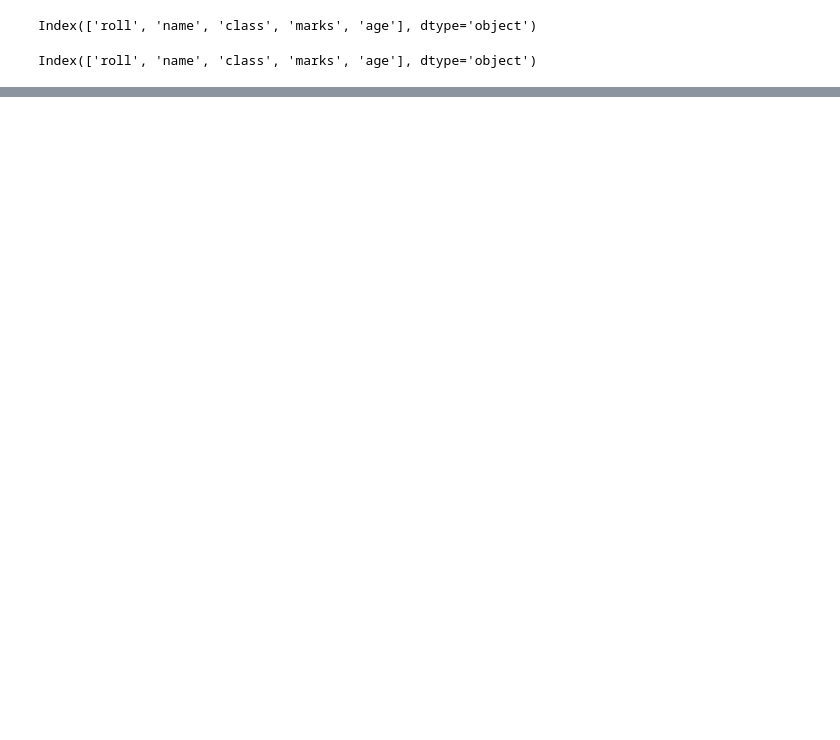
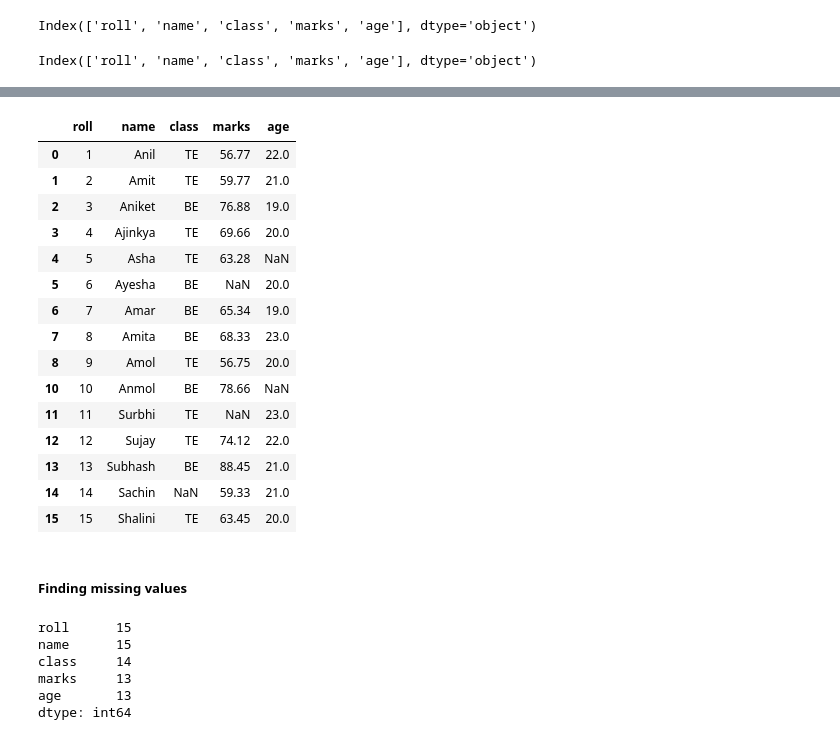
Before and after one commit to anilindora27/ai-cdac-july2024, a Jupyter notebook: 24 Data Cleaning.ipynb, the cells around one changed output, grey strips where cells are left out. Saved outputs shown, nothing was run; the diff lists cells and outputs as text; code cells hidden in the pictures; blank space fills up the shorter version.

```diff
--- a/24 Data Cleaning.ipynb
+++ b/24 Data Cleaning.ipynb
@@ -58,0 +65,2 @@ marks_mean
+# %%
+df['class'] = df['class'].str.upper()
@@ -58,0 +74,2 @@ marks_mean
+# %%
+df['name'] = df['name'].str.title() # change all names in Title case
@@ -58,0 +121,2 @@ marks_mean
+# %%
+df.drop_duplicates(inplace = True)  # it will delete the duplicate entry and place
@@ -58,0 +142,30 @@ marks_mean
+# %%
+df
+# %% [output]
+|  | roll | name | class | marks | age |
+| 0 | 1 | Anil | TE | 56.77 | 22.0 |
+| 1 | 2 | Amit | TE | 59.77 | 21.0 |
+| 2 | 3 | Aniket | BE | 76.88 | 19.0 |
+| 3 | 4 | Ajinkya | TE | 69.66 | 20.0 |
+| 4 | 5 | Asha | TE | 63.28 | NaN |
+| 5 | 6 | Ayesha | BE | NaN | 20.0 |
+| 6 | 7 | Amar | BE | 65.34 | 19.0 |
+| 7 | 8 | Amita | BE | 68.33 | 23.0 |
+| 8 | 9 | Amol | TE | 56.75 | 20.0 |
+| 10 | 10 | Anmol | BE | 78.66 | NaN |
+| 11 | 11 | Surbhi | TE | NaN | 23.0 |
+| 12 | 12 | Sujay | TE | 74.12 | 22.0 |
+| 13 | 13 | Subhash | BE | 88.45 | 21.0 |
+| 14 | 14 | Sachin | NaN | 59.33 | 21.0 |
+| 15 | 15 | Shalini | TE | 63.45 | 20.0 |
+# %% [markdown]
+##### Finding missing values
+# %%
+df.count() # it will show number  of entries in the dataframe
+# %% [output]
+roll      15
+name      15
+class     14
+marks     13
+age       13
+dtype: int64
```
Also changed, not shown: parts of 31 cells of this notebook, 12 other files.
